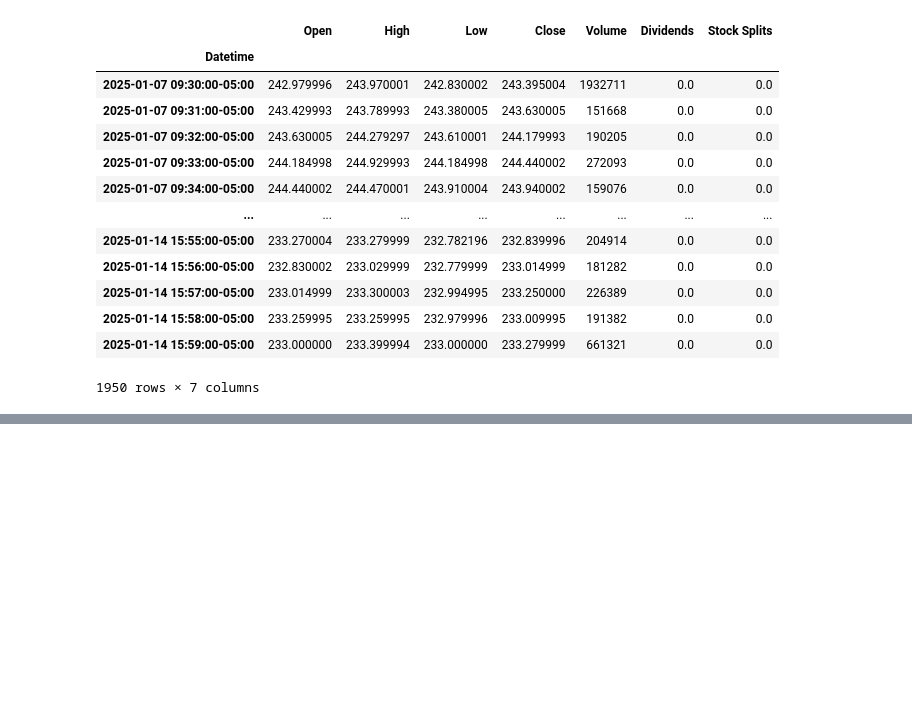
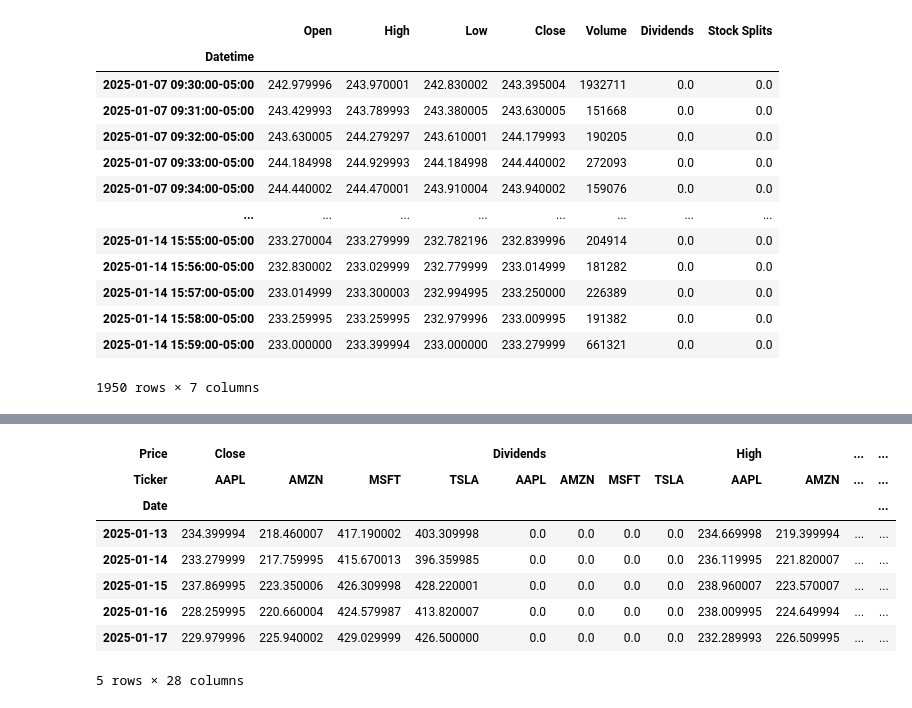
Before and after one commit to juaniponce01/finance-gt, a Jupyter notebook: stock_predictor/notebooks/yahoo_prices_analysis.ipynb, the cells around one changed output, grey strips where cells are left out. Drawn from its saved outputs; the diff is of its cells as text; code cells hidden in the pictures; blank space fills up the shorter version.

```diff
--- a/stock_predictor/notebooks/yahoo_prices_analysis.ipynb
+++ b/stock_predictor/notebooks/yahoo_prices_analysis.ipynb
@@ -87,0 +114,12 @@ apple_stock.history(period="5d", interval="1m")
+# %%
+df.sort_index()
+# %% [output]
+| Price | Close |  |  |  | Dividends |  |  |  | High |  | ... | ... |
+| Ticker | AAPL | AMZN | MSFT | TSLA | AAPL | AMZN | MSFT | TSLA | AAPL | AMZN | ... | ... |
+| Date |  |  |  |  |  |  |  |  |  |  |  | ... |
+| 2025-01-13 | 234.399994 | 218.460007 | 417.190002 | 403.309998 | 0.0 | 0.0 | 0.0 | 0.0 | 234.669998 | 219.399994 | ... | ... |
+| 2025-01-14 | 233.279999 | 217.759995 | 415.670013 | 396.359985 | 0.0 | 0.0 | 0.0 | 0.0 | 236.119995 | 221.820007 | ... | ... |
+| 2025-01-15 | 237.869995 | 223.350006 | 426.309998 | 428.220001 | 0.0 | 0.0 | 0.0 | 0.0 | 238.960007 | 223.570007 | ... | ... |
+| 2025-01-16 | 228.259995 | 220.660004 | 424.579987 | 413.820007 | 0.0 | 0.0 | 0.0 | 0.0 | 238.009995 | 224.649994 | ... | ... |
+| 2025-01-17 | 229.979996 | 225.940002 | 429.029999 | 426.500000 | 0.0 | 0.0 | 0.0 | 0.0 | 232.289993 | 226.509995 | ... | ... |
+5 rows × 28 columns
```
Also changed, not shown: parts of 6 cells of this notebook.
